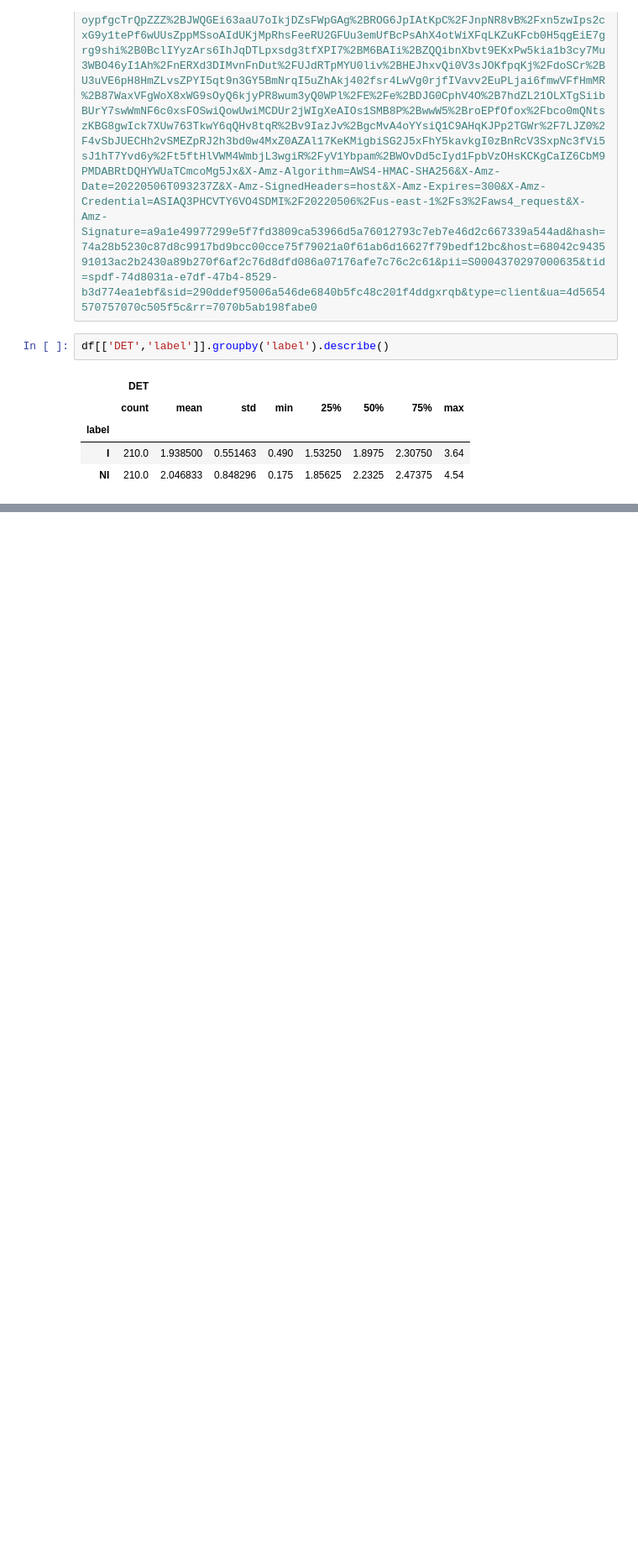
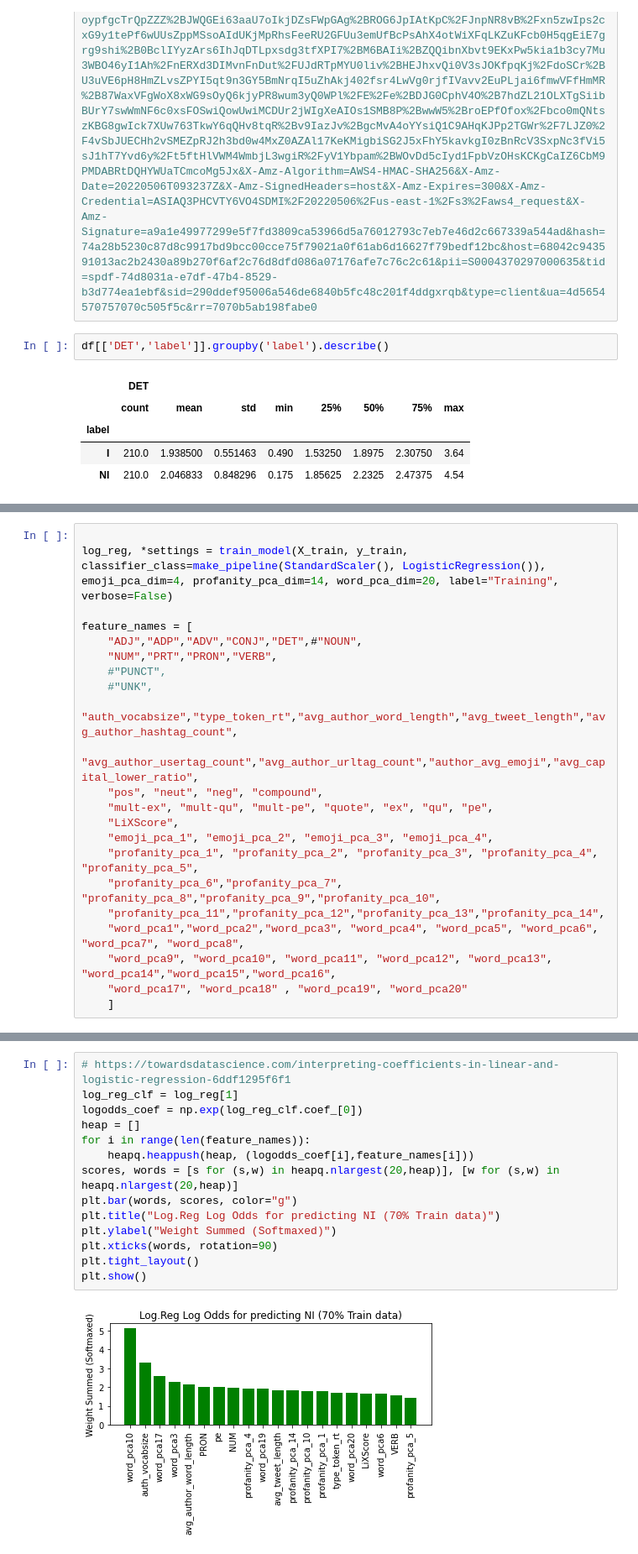
Before and after one commit to tfnribeiro/zenodo-PAN22-aut-prof-irony-stereotype, a Jupyter notebook: Data Analysis.ipynb, the cells around one changed output, grey strips where cells are left out. Shown: that part at 84% size. Cells and saved outputs as stored; diff of their text form; blank space fills up the shorter version.

Commit message:
Added Odd Logs and updated colors

```diff
--- a/Data Analysis.ipynb
+++ b/Data Analysis.ipynb
@@ -345,0 +353,22 @@ df[['DET','label']].groupby('label').describe()
+# %%
+
+log_reg, *settings = train_model(X_train, y_train, classifier_class=make_pipeline(StandardScaler(), LogisticRegression()), emoji_pca_dim=4, profanity_pca_dim=14, word_pca_dim=20, label="Training", verbose=False)
+
+feature_names = [
+    "ADJ","ADP","ADV","CONJ","DET",#"NOUN",
+    "NUM","PRT","PRON","VERB",
+    #"PUNCT",
+    #"UNK",
+    "auth_vocabsize","type_token_rt","avg_author_word_length","avg_tweet_length","avg_author_hashtag_count",
+    "avg_author_usertag_count","avg_author_urltag_count","author_avg_emoji","avg_capital_lower_ratio",
+    "pos", "neut", "neg", "compound",
+    "mult-ex", "mult-qu", "mult-pe", "quote", "ex", "qu", "pe",
+    "LiXScore",
+    "emoji_pca_1", "emoji_pca_2", "emoji_pca_3", "emoji_pca_4",
+    "profanity_pca_1", "profanity_pca_2", "profanity_pca_3", "profanity_pca_4", "profanity_pca_5",
+    "profanity_pca_6","profanity_pca_7", "profanity_pca_8","profanity_pca_9","profanity_pca_10",
+    "profanity_pca_11","profanity_pca_12","profanity_pca_13","profanity_pca_14",
+    "word_pca1","word_pca2","word_pca3", "word_pca4", "word_pca5", "word_pca6", "word_pca7", "word_pca8",
+    "word_pca9", "word_pca10", "word_pca11", "word_pca12", "word_pca13", "word_pca14","word_pca15","word_pca16",
+    "word_pca17", "word_pca18" , "word_pca19", "word_pca20"
+    ]
@@ -345,0 +379,16 @@ df[['DET','label']].groupby('label').describe()
+# %%
+# https://towardsdatascience.com/interpreting-coefficients-in-linear-and-logistic-regression-6ddf1295f6f1
+log_reg_clf = log_reg[1]
+logodds_coef = np.exp(log_reg_clf.coef_[0])
+heap = []
+for i in range(len(feature_names)):
+    heapq.heappush(heap, (logodds_coef[i],feature_names[i]))
+scores, words = [s for (s,w) in heapq.nlargest(20,heap)], [w for (s,w) in heapq.nlargest(20,heap)]
+plt.bar(words, scores, color="g")
+plt.title("Log.Reg Log Odds for predicting NI (70% Train data)")
+plt.ylabel("Weight Summed (Softmaxed)")
+plt.xticks(words, rotation=90)
+plt.tight_layout()
+plt.show()
+# %% [output]
+[figure, added]
```
Also changed, not shown: parts of 12 cells of this notebook, 8 other files.
